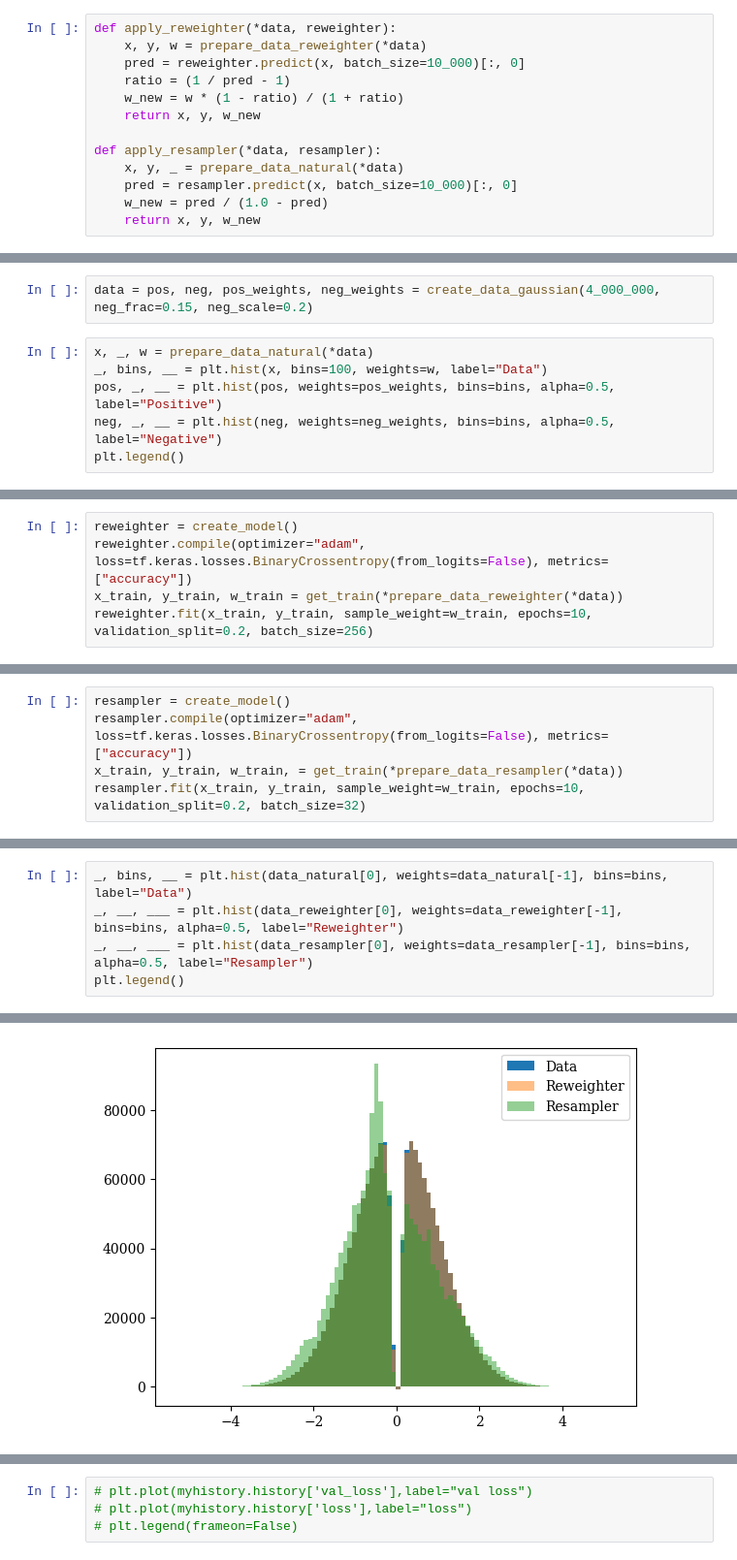
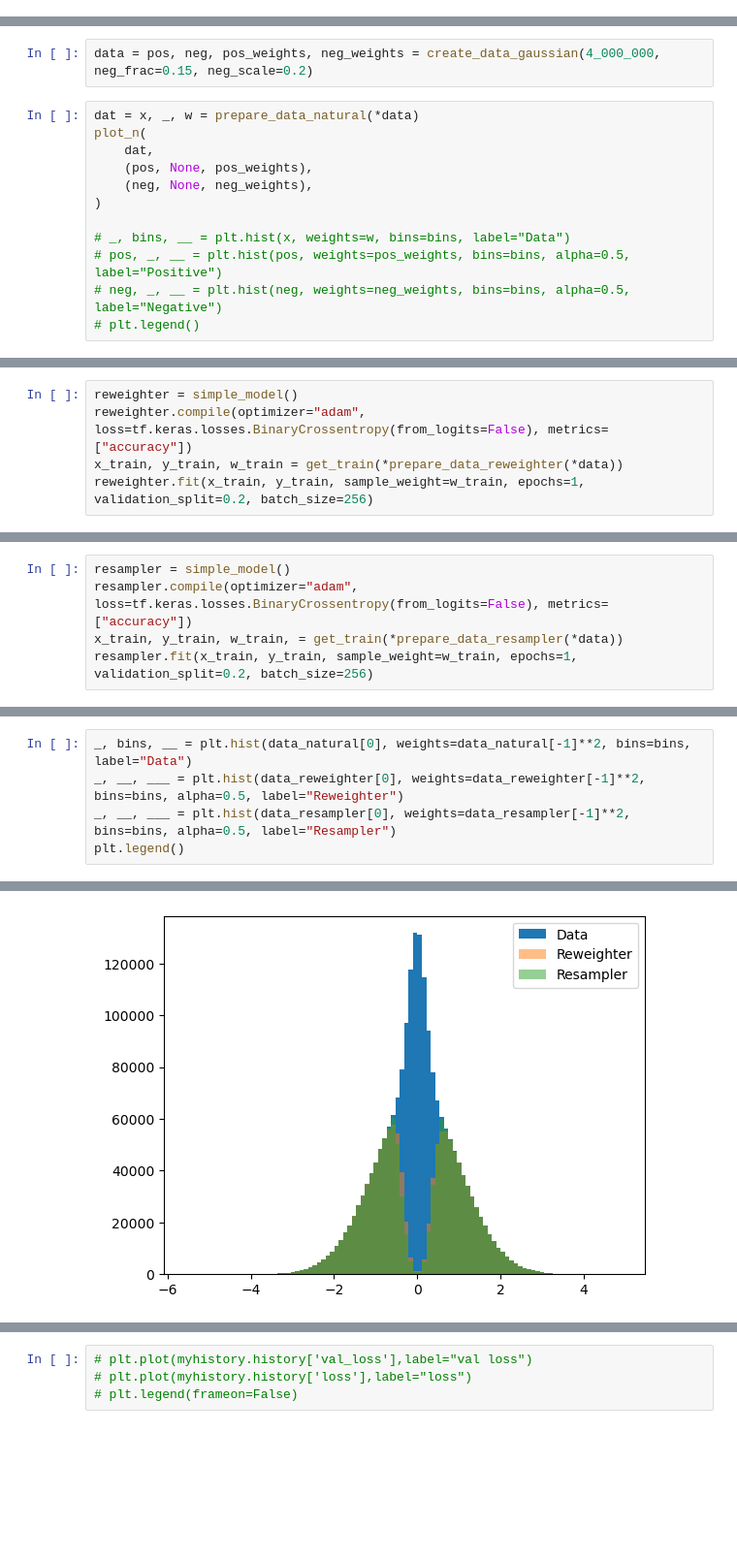
Before and after one commit to Nollde/weight_refiner, a Jupyter notebook: GaussianExample.ipynb, the cells around one changed output, grey strips where cells are left out. Shown at 97% size. Cells and saved outputs as stored; diff of their text form; blank space fills up the shorter version.

```diff
--- a/GaussianExample.ipynb
+++ b/GaussianExample.ipynb
@@ -78,13 +10,0 @@ def create_model(input_shape=(1,)):
-# %%
-def apply_reweighter(*data, reweighter):
-    x, y, w = prepare_data_reweighter(*data)
-    pred = reweighter.predict(x, batch_size=10_000)[:, 0]
-    ratio = (1 / pred - 1)
-    w_new = w * (1 - ratio) / (1 + ratio)
-    return x, y, w_new
-
-def apply_resampler(*data, resampler):
-    x, y, _ = prepare_data_natural(*data)
-    pred = resampler.predict(x, batch_size=10_000)[:, 0]
-    w_new = pred / (1.0 - pred)
-    return x, y, w_new
@@ -100,9 +11,15 @@ def apply_resampler(*data, resampler):
 # %%
 data = pos, neg, pos_weights, neg_weights = create_data_gaussian(4_000_000, neg_frac=0.15, neg_scale=0.2)
 # %%
-x, _, w = prepare_data_natural(*data)
-_, bins, __ = plt.hist(x, bins=100, weights=w, label="Data")
-pos, _, __ = plt.hist(pos, weights=pos_weights, bins=bins, alpha=0.5, label="Positive")
-neg, _, __ = plt.hist(neg, weights=neg_weights, bins=bins, alpha=0.5, label="Negative")
-plt.legend()
+dat = x, _, w = prepare_data_natural(*data)
+plot_n(
+    dat,
+    (pos, None, pos_weights),
+    (neg, None, neg_weights),
+)
+
+# _, bins, __ = plt.hist(x, weights=w, bins=bins, label="Data")
+# pos, _, __ = plt.hist(pos, weights=pos_weights, bins=bins, alpha=0.5, label="Positive")
+# neg, _, __ = plt.hist(neg, weights=neg_weights, bins=bins, alpha=0.5, label="Negative")
+# plt.legend()
 # %% [output]
@@ -111,6 +27,6 @@ plt.legend()
 # %%
-reweighter = create_model()
+reweighter = simple_model()
 reweighter.compile(optimizer="adam", loss=tf.keras.losses.BinaryCrossentropy(from_logits=False), metrics=["accuracy"])
 x_train, y_train, w_train = get_train(*prepare_data_reweighter(*data))
-reweighter.fit(x_train, y_train, sample_weight=w_train, epochs=10, validation_split=0.2, batch_size=256)
+reweighter.fit(x_train, y_train, sample_weight=w_train, epochs=1, validation_split=0.2, batch_size=256)
 # %% [output]
@@ -137,7 +34,7 @@ Epoch 10/10
 <keras.src.callbacks.history.History at 0x...>
 # %%
-resampler = create_model()
+resampler = simple_model()
 resampler.compile(optimizer="adam", loss=tf.keras.losses.BinaryCrossentropy(from_logits=False), metrics=["accuracy"])
 x_train, y_train, w_train, = get_train(*prepare_data_resampler(*data))
-resampler.fit(x_train, y_train, sample_weight=w_train, epochs=10, validation_split=0.2, batch_size=32)
+resampler.fit(x_train, y_train, sample_weight=w_train, epochs=1, validation_split=0.2, batch_size=256)
 # %% [output]
@@ -168,8 +54,8 @@ data_resampler = get_val(*apply_resampler(*data, resampler=resampler))
 # %%
-_, bins, __ = plt.hist(data_natural[0], weights=data_natural[-1], bins=bins, label="Data")
-_, __, ___ = plt.hist(data_reweighter[0], weights=data_reweighter[-1], bins=bins, alpha=0.5, label="Reweighter")
-_, __, ___ = plt.hist(data_resampler[0], weights=data_resampler[-1], bins=bins, alpha=0.5, label="Resampler")
+_, bins, __ = plt.hist(data_natural[0], weights=data_natural[-1]**2, bins=bins, label="Data")
+_, __, ___ = plt.hist(data_reweighter[0], weights=data_reweighter[-1]**2, bins=bins, alpha=0.5, label="Reweighter")
+_, __, ___ = plt.hist(data_resampler[0], weights=data_resampler[-1]**2, bins=bins, alpha=0.5, label="Resampler")
 plt.legend()
 # %% [output]
 <matplotlib.legend.Legend at 0x...>
-[figure, old version]
+[figure, new version]
```
Also changed, not shown: parts of 19 cells of this notebook, 2 other files.
